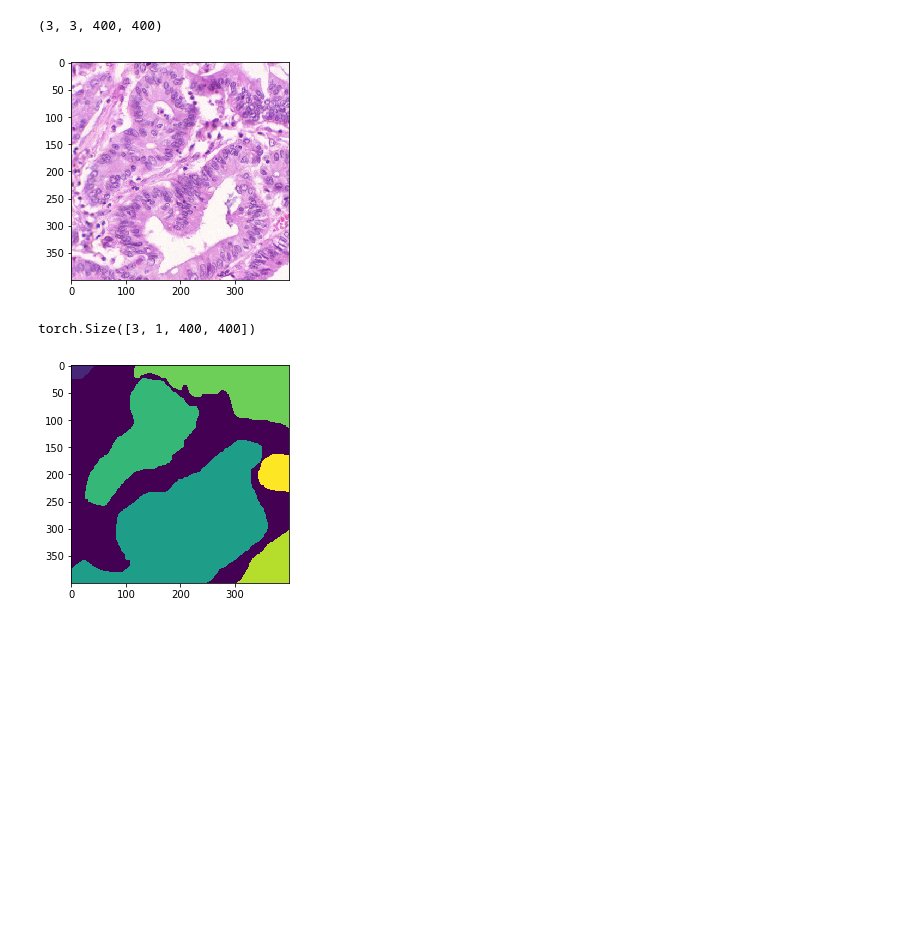
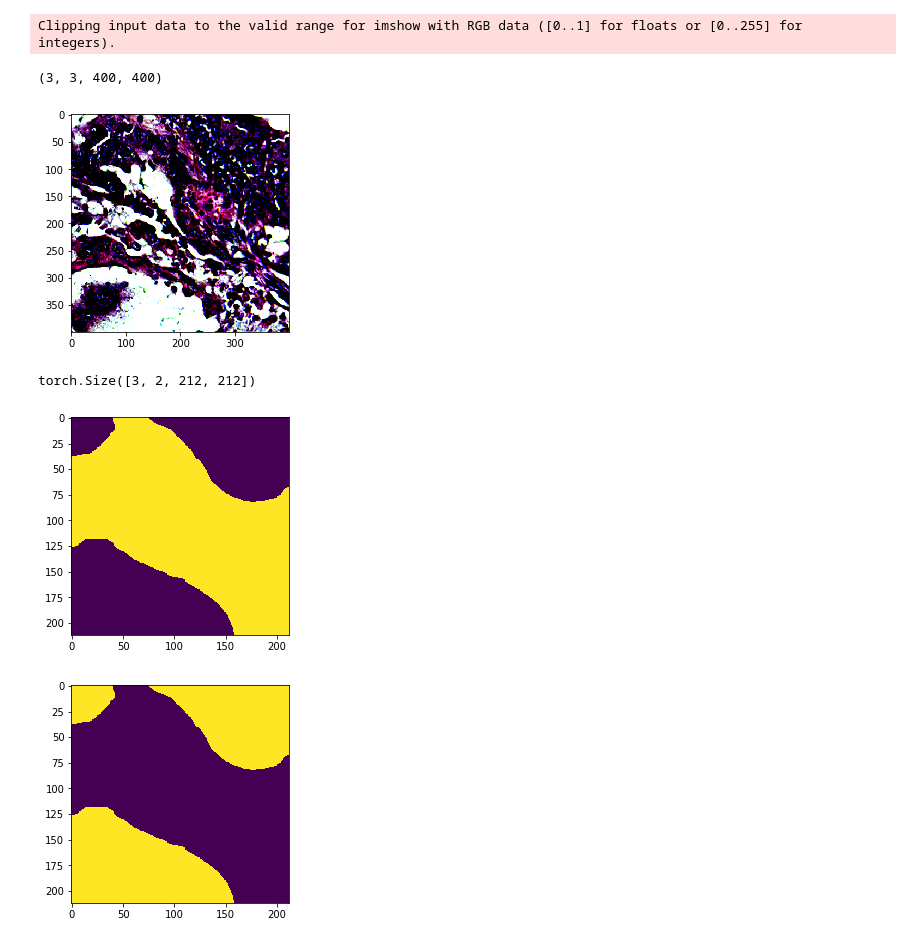
Before and after one commit to Narcissist1/Cellari-Deeplearning-Course, a Jupyter notebook: CellariTrain.ipynb, the cells around one changed output. Drawn from its saved outputs; the diff is of its cells as text; code cells hidden in the pictures; blank space fills up the shorter version.

```diff
--- a/CellariTrain.ipynb
+++ b/CellariTrain.ipynb
@@ -57,7 +61,7 @@ transform_pipe = torchvision.transforms.Compose([
 transform_resize = torchvision.transforms.Compose([
     torchvision.transforms.ToPILImage(), # Convert np array to PILImage
 
-    torchvision.transforms.Resize((116, 116)),
+    torchvision.transforms.Resize((212, 212)),
 
     torchvision.transforms.ToTensor()
 ])
@@ -86,14 +90,20 @@ class CustomDataset(Dataset):
         random.seed(seed)
         if self.transform:
             img = self.transform(img)
-            # img = data_norm(img)
+            img = data_norm(img)
             random.seed(seed)
             anno = self.transform(anno)
-#           anno = transform_resize(anno)     # unet resize
-#             anno = anno_norm(anno)
+            anno = transform_resize(anno)     # unet resize
+            # anno = anno_norm(anno)
 
-#         anno[anno > 0] = 1
-        sample = {"image": img, "annotation": anno}
+
+        anno[anno>0] = 1
+        anno_reshaped = np.zeros((self.num_of_classes, anno.shape[1], anno.shape[2]))
+        for i in range(self.num_of_classes):
+            anno_reshaped[i, :, :][anno[0] == i] = 1
+
+        anno_reshaped = anno_norm(torch.from_numpy(anno_reshaped))
+        sample = {"image": img, "annotation": anno_reshaped}
         return sample
 
 
@@ -114,18 +124,22 @@ dataloader_train = torch.utils.data.DataLoader(
 # %%
 data = [batch_data for batch_data in dataloader_train]
 batch_data = data[0]
 fig_img = plt.figure()
 print(batch_data['image'].numpy().shape)
 plt.imshow(batch_data['image'][0].permute(1, 2, 0).numpy())
 plt.show()
 print(batch_data['annotation'].shape)
 batch_data['annotation'] = batch_data['annotation']
 plt.imshow(batch_data['annotation'][0][0])
 fig_img.suptitle('image')
 plt.show()
+plt.imshow(batch_data['annotation'][0][1])
+plt.show()
 # %% [output]
-(3, 3, 400, 400)
+Clipping input data to the valid range for imshow with RGB data ([0..1] for floats or [0..255] for integers).
+(3, 3, 400, 400)
-[figure, old version]
+[figure, new version]
-torch.Size([3, 1, 400, 400])
+torch.Size([3, 2, 212, 212])
-[figure, old version]
+[figure, new version]
+[figure, added]
 # %%
```
Also changed, not shown: parts of 7 cells of this notebook.
